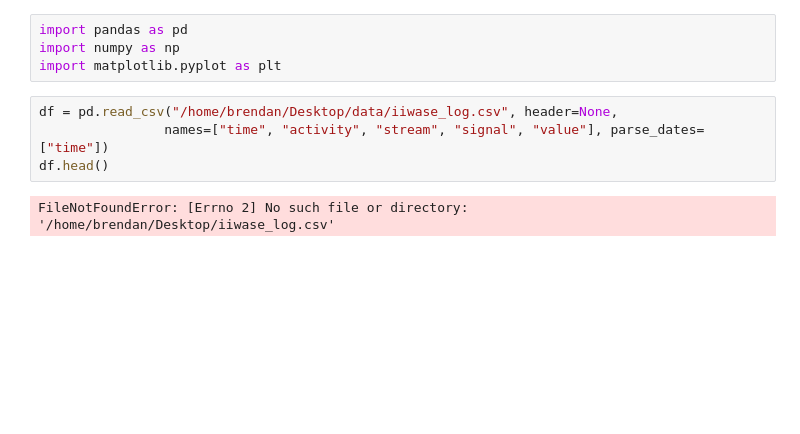
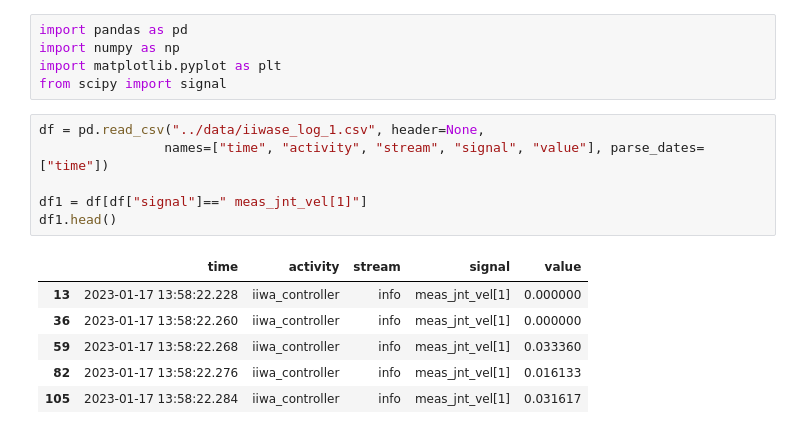
Before and after one commit to denizsoysal/ARCS, a Jupyter notebook: scripts/plot_log.ipynb, the cells around one changed output. Drawn from its saved outputs; the diff is of its cells as text; blank space fills up the shorter version.

```diff
--- a/scripts/plot_log.ipynb
+++ b/scripts/plot_log.ipynb
@@ -2,9 +2,17 @@
 import pandas as pd
 import numpy as np
 import matplotlib.pyplot as plt
+from scipy import signal
 # %%
-df = pd.read_csv("/home/brendan/Desktop/data/iiwase_log.csv", header=None,
+df = pd.read_csv("../data/iiwase_log_1.csv", header=None,
                 names=["time", "activity", "stream", "signal", "value"], parse_dates=["time"])
-df.head()
+
+df1 = df[df["signal"]==" meas_jnt_vel[1]"]
+df1.head()
 # %% [output]
-FileNotFoundError: [Errno 2] No such file or directory: '/home/brendan/Desktop/iiwase_log.csv'
+|  | time | activity | stream | signal | value |
+| 13 | 2023-01-17 13:58:22.228 | iiwa_controller | info | meas_jnt_vel[1] | 0.000000 |
+| 36 | 2023-01-17 13:58:22.260 | iiwa_controller | info | meas_jnt_vel[1] | 0.000000 |
+| 59 | 2023-01-17 13:58:22.268 | iiwa_controller | info | meas_jnt_vel[1] | 0.033360 |
+| 82 | 2023-01-17 13:58:22.276 | iiwa_controller | info | meas_jnt_vel[1] | 0.016133 |
+| 105 | 2023-01-17 13:58:22.284 | iiwa_controller | info | meas_jnt_vel[1] | 0.031617 |
```
Also changed, not shown: parts of 4 cells of this notebook, 7 other files.
